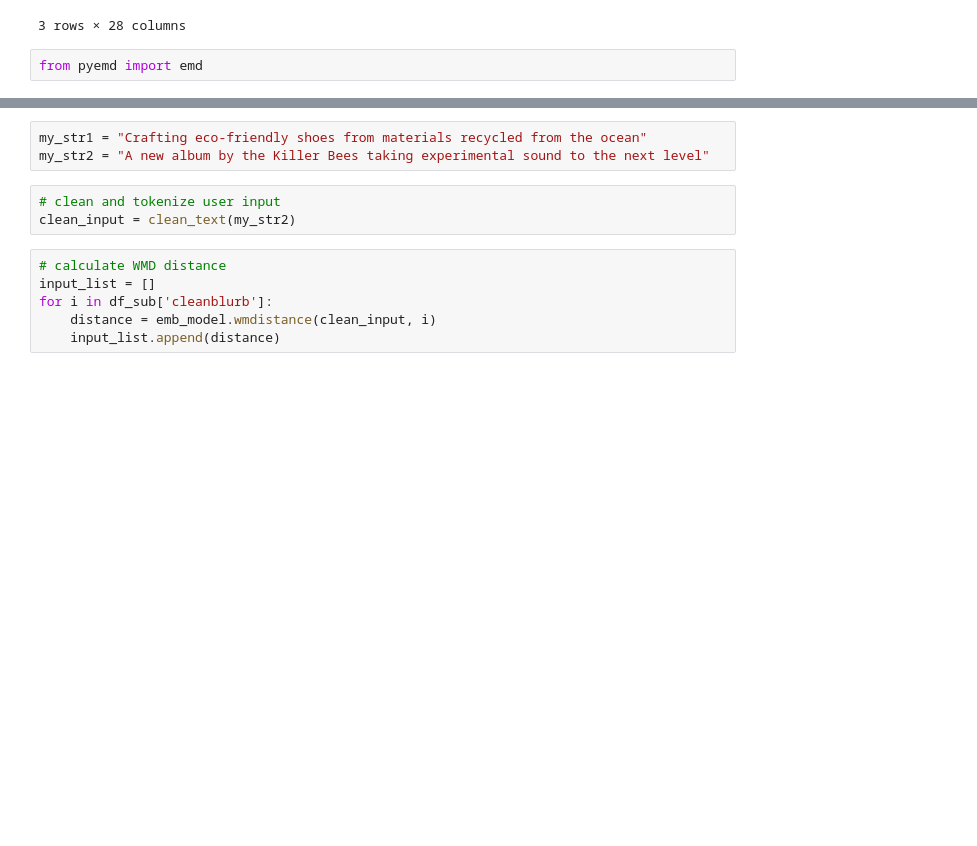
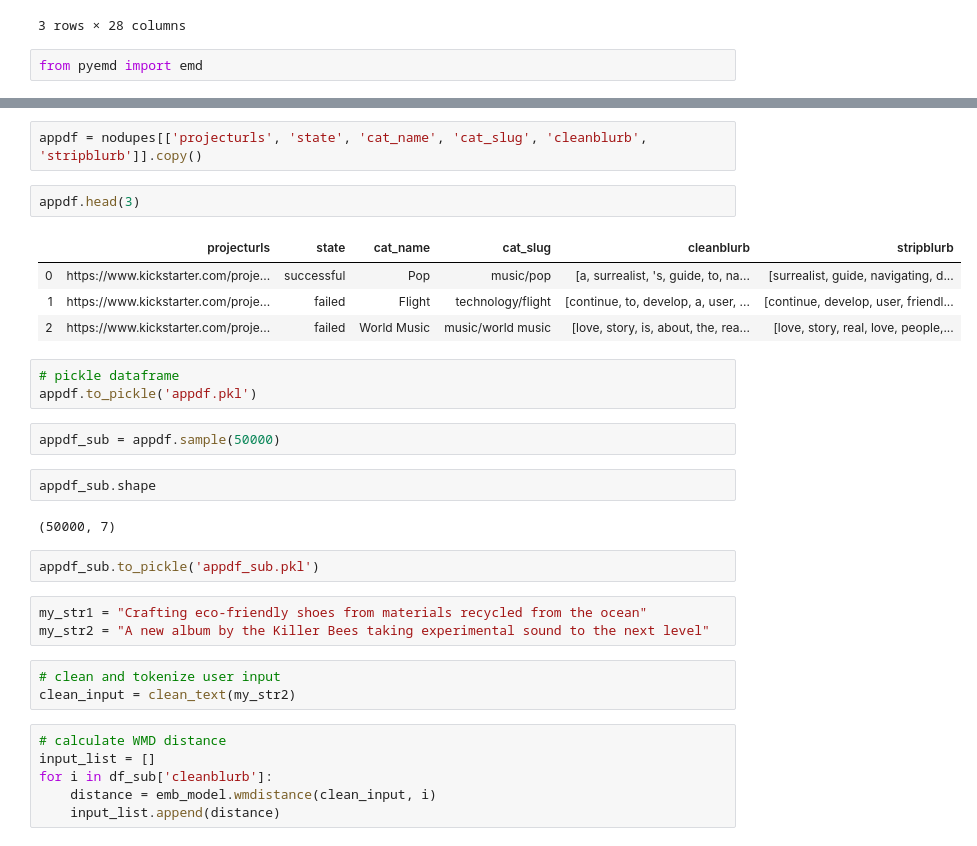
Before and after one commit to ChevyWilliams/insight, a Jupyter notebook: W2VModeling.ipynb, the cells around one changed output, grey strips where cells are left out. Drawn from its saved outputs; the diff is of its cells as text; blank space fills up the shorter version.

```diff
--- a/W2VModeling.ipynb
+++ b/W2VModeling.ipynb
@@ -302,3 +288,23 @@ df_sub
+# %%
+appdf = nodupes[['projecturls', 'state', 'cat_name', 'cat_slug', 'cleanblurb', 'stripblurb']].copy()
+# %%
+appdf.head(3)
+# %% [output]
+|  | projecturls | state | cat_name | cat_slug | cleanblurb | stripblurb |
+| 0 | https://www.kickstarter.com/proje... | successful | Pop | music/pop | [a, surrealist, 's, guide, to, na... | [surrealist, guide, navigating, d... |
+| 1 | https://www.kickstarter.com/proje... | failed | Flight | technology/flight | [continue, to, develop, a, user, ... | [continue, develop, user, friendl... |
+| 2 | https://www.kickstarter.com/proje... | failed | World Music | music/world music | [love, story, is, about, the, rea... | [love, story, real, love, people,... |
+# %%
+# pickle dataframe
+appdf.to_pickle('appdf.pkl')
+# %%
+appdf_sub = appdf.sample(50000)
+# %%
+appdf_sub.shape
+# %% [output]
+(50000, 7)
+# %%
+appdf_sub.to_pickle('appdf_sub.pkl')
 # %%
 my_str1 = "Crafting eco-friendly shoes from materials recycled from the ocean"
 my_str2 = "A new album by the Killer Bees taking experimental sound to the next level"
```
Also changed, not shown: parts of 6 cells of this notebook.
